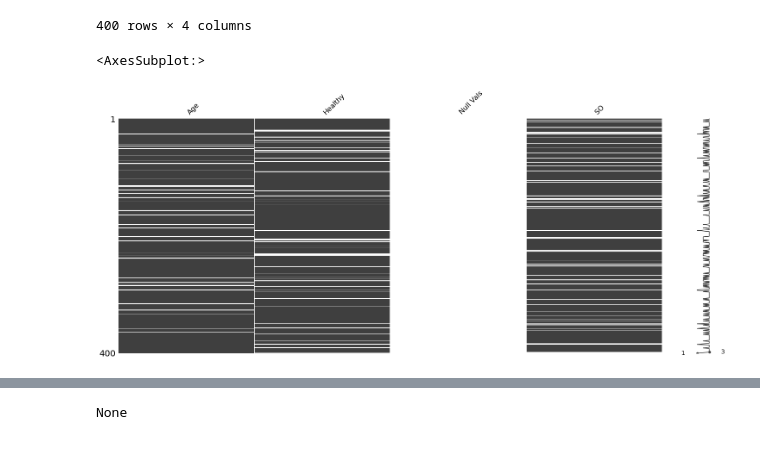
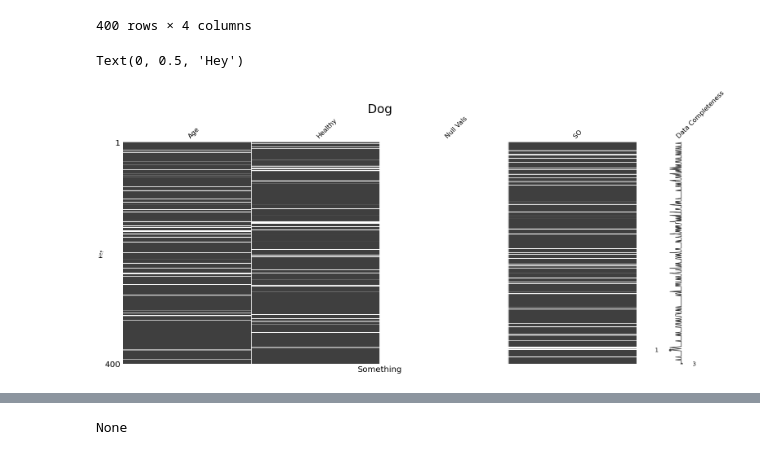
Before and after one commit to Data-Driven-Materials-Science/cleaning_suite, a Jupyter notebook: testing.ipynb, the cells around one changed output, grey strips where cells are left out. Saved outputs shown, nothing was run; the diff lists cells and outputs as text; code cells hidden in the pictures.

Commit message:
Adds labels and titles to null images

```diff
--- a/testing.ipynb
+++ b/testing.ipynb
@@ -57,9 +57,13 @@ def create_null_values(data_set, prob=0.1):
             if random_indicator < prob*10:
                 new_data.loc[entry,column] = np.nan
     return new_data
-# %%
-null_data = create_null_values(data)
-missingno.matrix(null_data)
-# %% [output]
-<AxesSubplot:>
-[figure, removed]
+# %%
+null_data = create_null_values(data)
+import matplotlib.pyplot as plt
+missingno.matrix(null_data, labels=True)
+plt.title("Dog", fontsize=30)
+plt.xlabel("Something", fontsize=20)
+plt.ylabel("Hey")
+# %% [output]
+Text(0, 0.5, 'Hey')
+[figure, added]
```
Also changed, not shown: parts of 4 cells of this notebook, 1 other file.
